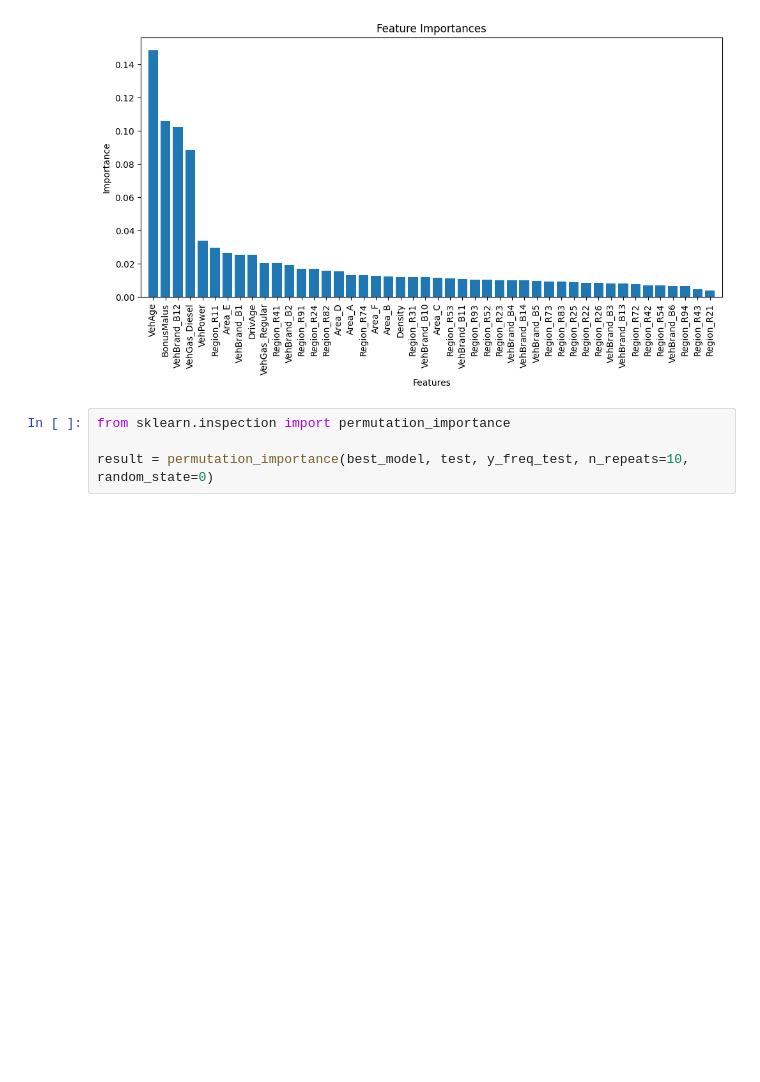
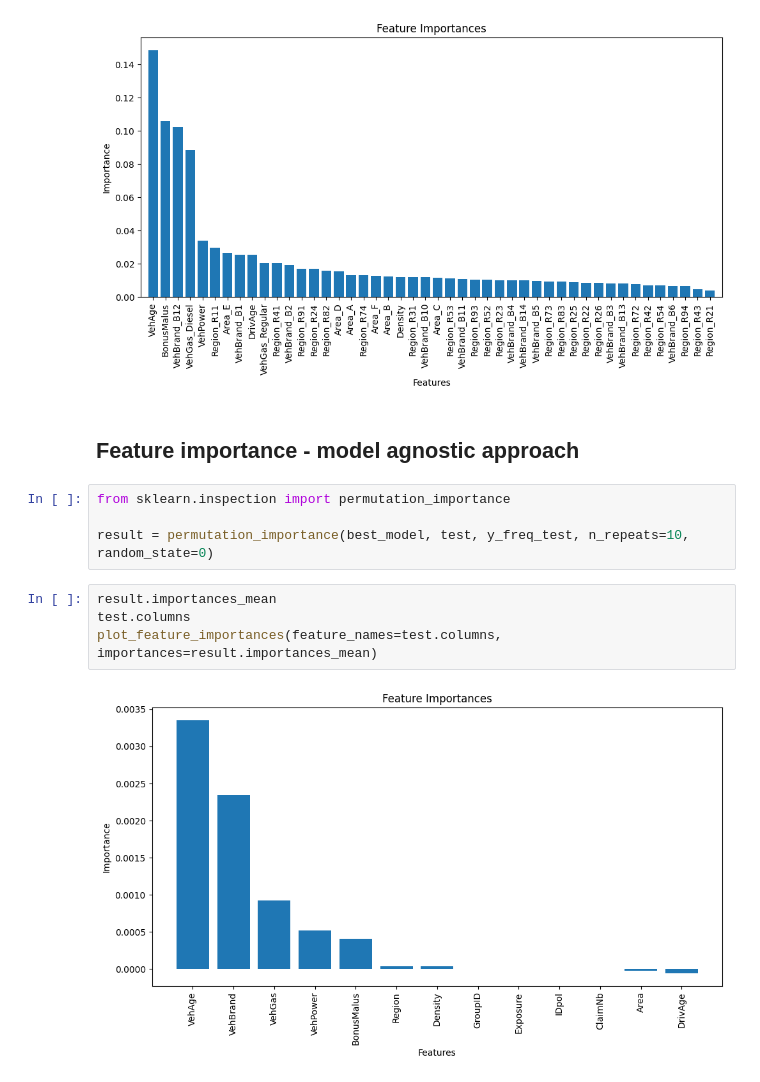
Before and after one commit to imfilip/freq_model, a Jupyter notebook: notebooks/reports/3.ModelsAnalysis.ipynb, the cells around one changed output. Drawn from its saved outputs; the diff is of its cells as text; blank space fills up the shorter version.

```diff
--- a/notebooks/reports/3.ModelsAnalysis.ipynb
+++ b/notebooks/reports/3.ModelsAnalysis.ipynb
@@ -63,7 +63,15 @@ Korzystam z faktu, że najlepszym mod
 plot_feature_importances(best_model)
 # %% [output]
 [figure]
+# %% [markdown]
+## Feature importance - model agnostic approach
 # %%
 from sklearn.inspection import permutation_importance
 
 result = permutation_importance(best_model, test, y_freq_test, n_repeats=10, random_state=0)
+# %%
+result.importances_mean
+test.columns
+plot_feature_importances(feature_names=test.columns, importances=result.importances_mean)
+# %% [output]
+[figure, added]
```
Also changed, not shown: 4 other files.
